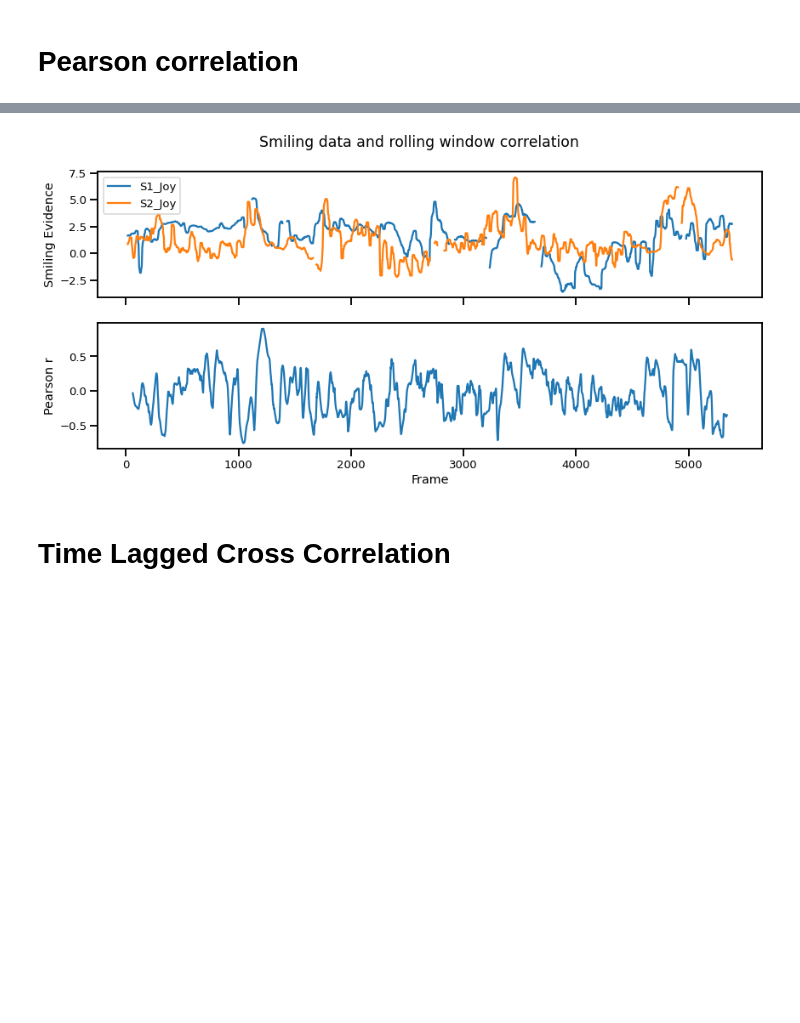
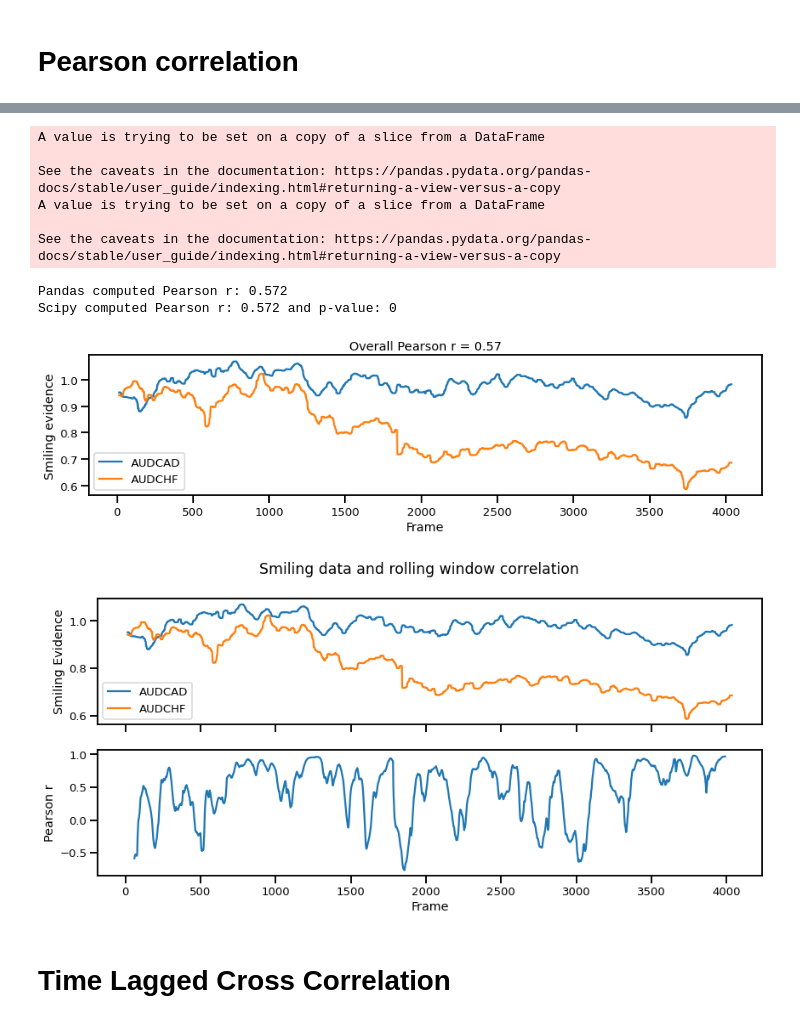
Before and after one commit to algomaschine/AlgoMaschine, a Jupyter notebook: synchrony_tutorial.ipynb, the cells around one changed output, grey strips where cells are left out. Cells and saved outputs as stored; diff of their text form; code cells hidden in the pictures; blank space fills up the shorter version.

```diff
--- a/synchrony_tutorial.ipynb
+++ b/synchrony_tutorial.ipynb
@@ -35,0 +13,67 @@ Scipy computed Pearson r: 0.206 and p-value: 3.79e-51
+# %%
+import pandas as pd
+import numpy as np
+%matplotlib inline
+import matplotlib.pyplot as plt
+import seaborn as sns
+import scipy.stats as stats
+
+!pip install yfinance
+!pip install yahoofinancials
+!pip install pygal
+!pip install pandas_bokeh
+import yfinance as yf
+from scipy.signal import hilbert, butter, filtfilt
+from scipy.fftpack import fft,fftfreq,rfft,irfft,ifft
+import numpy as np
+import seaborn as sns
+import pandas as pd
+import scipy.stats as stats
+import matplotlib.pyplot as plt
+
+_hist_from = "2010-01-01"
+_hist_to   = "2021-02-02" # replace for most current eventually
+
+Pair1 = "AUDCAD"
+Pair2 = "AUDCHF"
+
+def read_yahoo(t,postfix = "=X"):
+  #postfix = "=X" # that we need for Yahoo
+  df = yf.download(t+postfix, start=_hist_from, end=_hist_to, progress=False)
+  df = df.drop( columns = ["Open","High","Low", "Adj Close", "Volume"] )
+  # todo: fill in mnissing days
+  all_days = pd.date_range(df.index.min(), df.index.max(), freq='D')
+  df = df.reindex(all_days)
+  #print(df)
+  #print(df.columns)
+  df['ds'] = df.index
+  #df['y'] = df.Close
+  #df = df.drop(columns=["Close"])
+  # fill in missing value with the values of previous days (since Ap id daily and prices miss weekends)
+  for i in range(0,len(df)):
+    if str(df['Close'][i]) == "nan": df['Close'][i] = df['Close'][i-1]
+  #print(df) #debug
+  #sys.exit()
+  df[t]=df['Close']
+  return (df)
+
+sns.set_context('talk',font_scale=.8)
+
+
+df1 = read_yahoo(Pair1)
+df2 = read_yahoo(Pair2)
+df = pd.DataFrame([])
+df[Pair1] = df1['Close']
+df[Pair2] = df2['Close']
+df =  df.reset_index()
+
+overall_pearson_r = df.corr().iloc[0,1]
+print(f"Pandas computed Pearson r: {overall_pearson_r:.3g}")
+
+r, p = stats.pearsonr(df.dropna()[Pair1], df.dropna()[Pair2])
+print(f"Scipy computed Pearson r: {r:.3g} and p-value: {p:.3g}")
+
+f,ax=plt.subplots(figsize=(14,3))
+df.rolling(window=30,center=True).median().plot(ax=ax)
+ax.set(xlabel='Frame',ylabel='Smiling evidence',title=f"Overall Pearson r = {overall_pearson_r:.2g}");
+# %% [output]
@@ -36,10 +97,19 @@ Scipy computed Pearson r: 0.206 and p-value: 3.79e-51
+A value is trying to be set on a copy of a slice from a DataFrame
+
+See the caveats in the documentation: https://pandas.pydata.org/pandas-docs/stable/user_guide/indexing.html#returning-a-view-versus-a-copy
+A value is trying to be set on a copy of a slice from a DataFrame
+
+See the caveats in the documentation: https://pandas.pydata.org/pandas-docs/stable/user_guide/indexing.html#returning-a-view-versus-a-copy
+Pandas computed Pearson r: 0.572
+Scipy computed Pearson r: 0.572 and p-value: 0
+[figure, added]
 # %%
 # Set window size to compute moving window synchrony.
 r_window_size = 120
 # Interpolate missing data.
 df_interpolated = df.interpolate()
 # Compute rolling window synchrony
-rolling_r = df_interpolated['S1_Joy'].rolling(window=r_window_size, center=True).corr(df_interpolated['S2_Joy'])
+rolling_r = df_interpolated[Pair1].rolling(window=r_window_size, center=True).corr(df_interpolated[Pair2])
 f,ax=plt.subplots(2,1,figsize=(14,6),sharex=True)
 df.rolling(window=30,center=True).median().plot(ax=ax[0])
 ax[0].set(xlabel='Frame',ylabel='Smiling Evidence')
@@ -48,7 +118,7 @@ ax[1].set(xlabel='Frame',ylabel='Pearson r')
 plt.suptitle("Smiling data and rolling window correlation")
 plt.show()
 # %% [output]
-[figure, old version]
+[figure, new version]
 # %% [markdown]
 # Time Lagged Cross Correlation
 # %%
```
Also changed, not shown: parts of 7 cells of this notebook.
